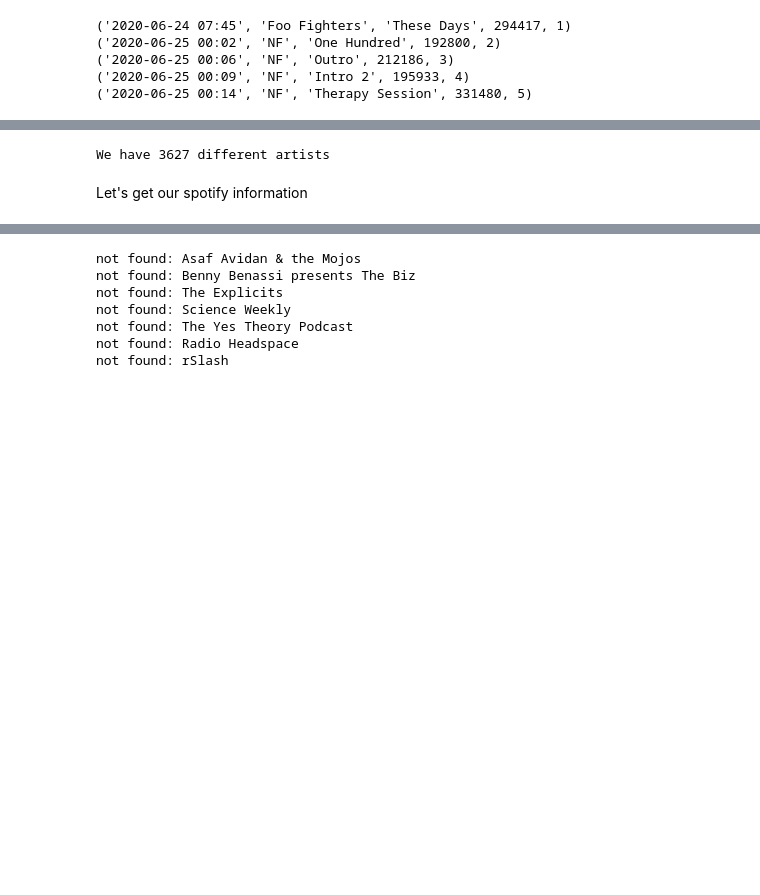
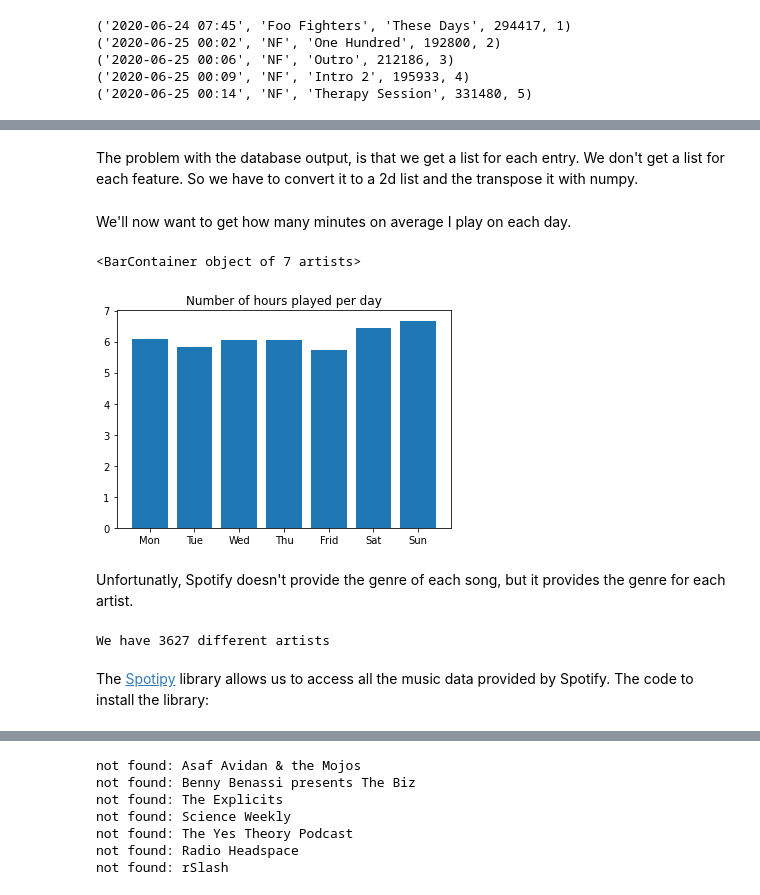
Before and after one commit to TimoBl/Spotify-Data-Analysis, a Jupyter notebook: Spotify_Data_Analysis.ipynb, the cells around one changed output, grey strips where cells are left out. Cells and saved outputs as stored; diff of their text form; code cells hidden in the pictures; blank space fills up the shorter version.

Commit message:
Added average daily listening

```diff
--- a/Spotify_Data_Analysis.ipynb
+++ b/Spotify_Data_Analysis.ipynb
@@ -65,0 +79,11 @@ The target is now to create another table which contains the artist and the genr
+# %%
+cmd = """ SELECT
+              DATE(endTime) AS date,
+              SUM(msPlayed) / 60000
+          FROM
+              streaming_history
+          GROUP BY
+              date;
+      """
+cur = database.execute(cmd)
+res = cur.fetchall()
@@ -66,3 +96,41 @@ The target is now to create another table which contains the artist and the genr
+# %% [markdown]
+The problem with the database output, is that we get a list for each entry. We don't get a list for each feature. So we have to convert it to a 2d list and the transpose it with numpy.
+# %% [markdown]
+We'll now want to get how many minutes on average I play on each day.
+# %%
+weekDays = []
+for i in range(7):
+    cmd = """ SELECT
+                AVG(msPlayed) / 3600000
+              FROM (
+                SELECT
+                  date,
+                  SUM(msPlayed) AS msPlayed
+                FROM (
+                  SELECT
+                    date(endTime) AS date,
+                    msPlayed
+                  FROM
+                    streaming_history
+                  WHERE
+                    date=date(endTime, 'weekday """ + str(i) + """')
+                  )
+                GROUP BY date
+              );
+          """
+
+    cur = database.execute(cmd)
+    res = cur.fetchall()
+    weekDays.append(res[0][0])
+# %%
+x = ["Mon", "Tue", "Wed", "Thu", "Frid", "Sat", "Sun"]
+plt.title("Number of hours played per day")
+plt.bar(x, weekDays)
+# %% [output]
+<BarContainer object of 7 artists>
+[figure, added]
+# %% [markdown]
+Unfortunatly, Spotify doesn't provide the genre of each song, but it provides the genre for each artist.
 # %%
 cmd = """SELECT DISTINCT artistName FROM streaming_history;"""
 cur = database.execute(cmd)
@@ -71,5 +139,5 @@ artist_list = cur.fetchall()
 print("We have " + str(len(artist_list)) + " different artists")
 # %% [output]
 We have 3627 different artists
-# %% [markdown]
-Let's get our spotify information
+# %% [markdown]
+The [Spotipy](https://spotipy.readthedocs.io/en/2.18.0/) library allows us to access all the music data provided by Spotify. The code to install the library:
```
Also changed, not shown: parts of 21 cells of this notebook.
